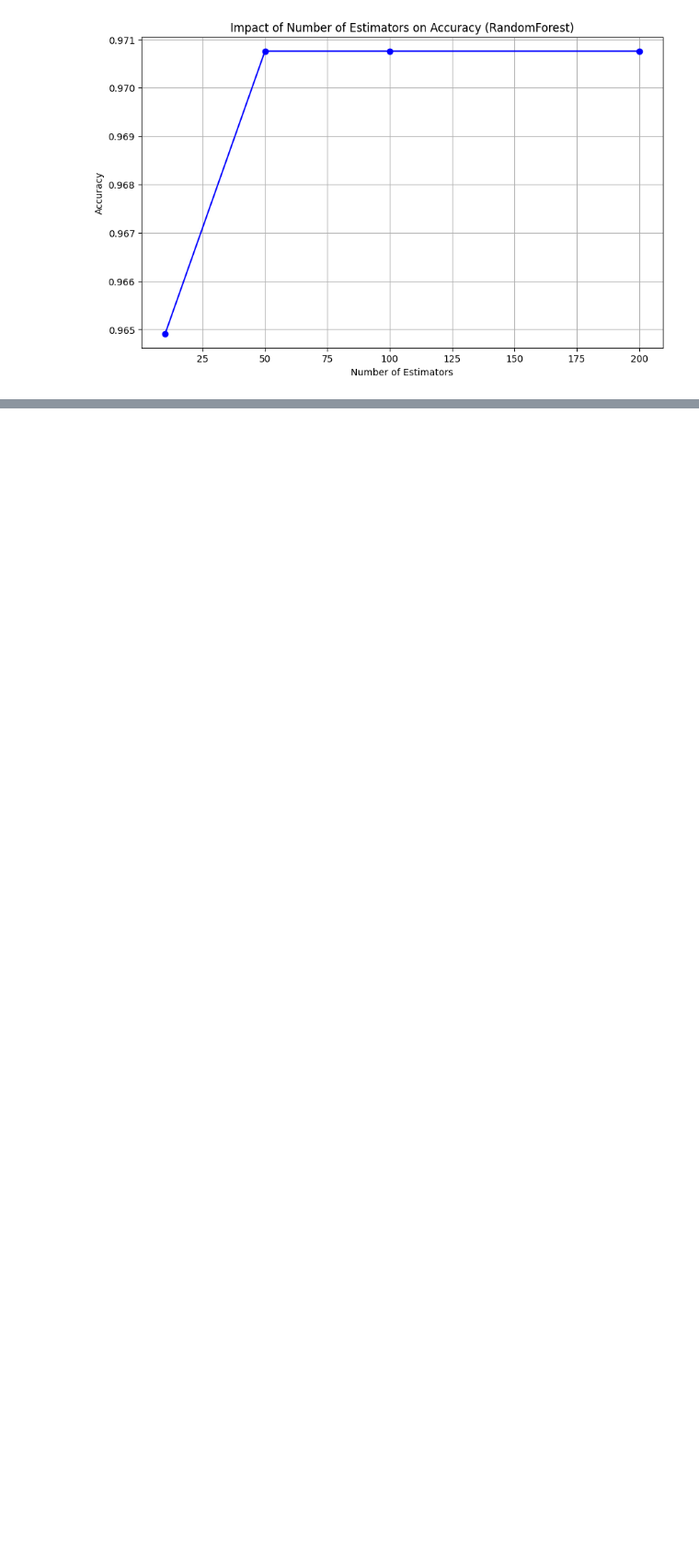
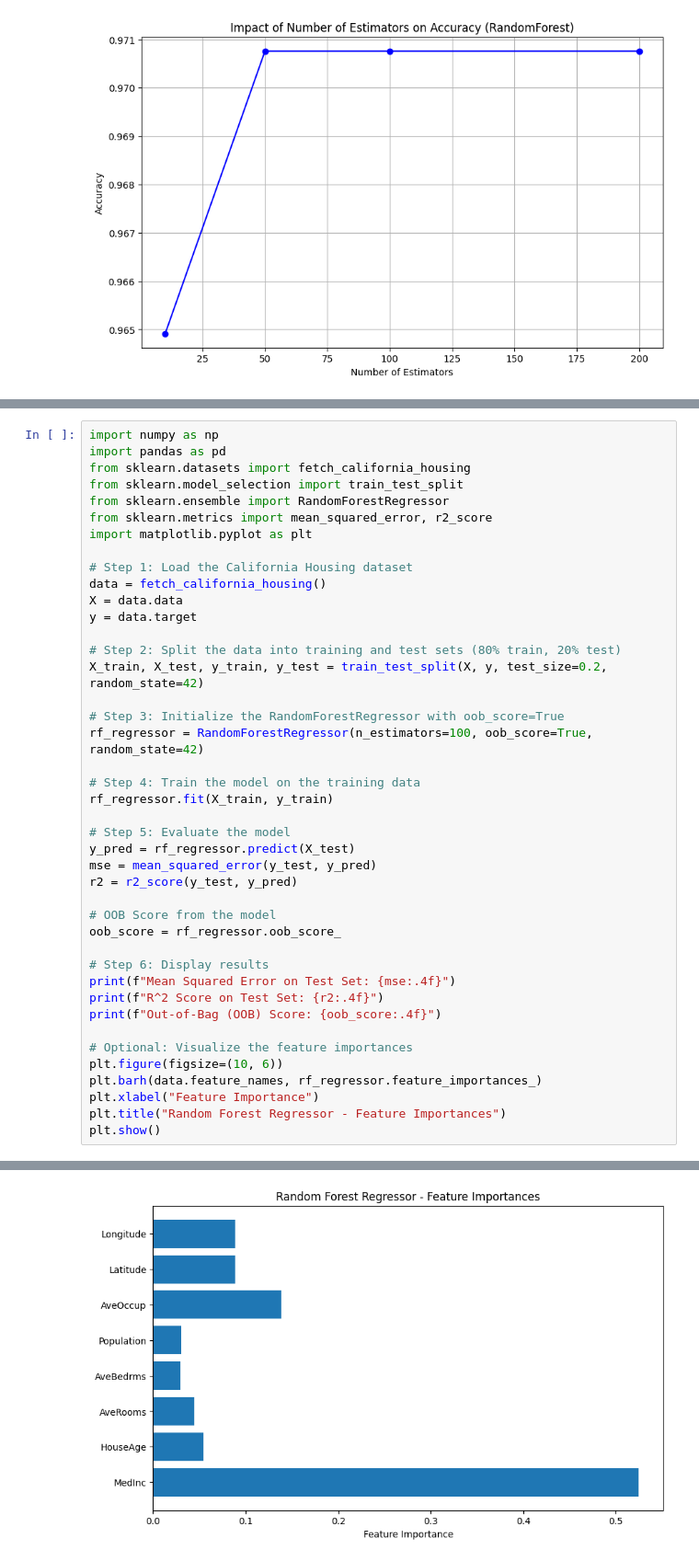
Before and after one commit to MohitNaren/ML, a Jupyter notebook: ml8.ipynb, the cells around one changed output, grey strips where cells are left out. Shown: that part at 92% size. Drawn from its saved outputs; the diff is of its cells as text; blank space fills up the shorter version.

```diff
--- a/ml8.ipynb
+++ b/ml8.ipynb
@@ -334,0 +342,43 @@ weighted avg       0.97      0.97      0.97       171
+# %%
+import numpy as np
+import pandas as pd
+from sklearn.datasets import fetch_california_housing
+from sklearn.model_selection import train_test_split
+from sklearn.ensemble import RandomForestRegressor
+from sklearn.metrics import mean_squared_error, r2_score
+import matplotlib.pyplot as plt
+
+# Step 1: Load the California Housing dataset
+data = fetch_california_housing()
+X = data.data
+y = data.target
+
+# Step 2: Split the data into training and test sets (80% train, 20% test)
+X_train, X_test, y_train, y_test = train_test_split(X, y, test_size=0.2, random_state=42)
+
+# Step 3: Initialize the RandomForestRegressor with oob_score=True
+rf_regressor = RandomForestRegressor(n_estimators=100, oob_score=True, random_state=42)
+
+# Step 4: Train the model on the training data
+rf_regressor.fit(X_train, y_train)
+
+# Step 5: Evaluate the model
+y_pred = rf_regressor.predict(X_test)
+mse = mean_squared_error(y_test, y_pred)
+r2 = r2_score(y_test, y_pred)
+
+# OOB Score from the model
+oob_score = rf_regressor.oob_score_
+
+# Step 6: Display results
+print(f"Mean Squared Error on Test Set: {mse:.4f}")
+print(f"R^2 Score on Test Set: {r2:.4f}")
+print(f"Out-of-Bag (OOB) Score: {oob_score:.4f}")
+
+# Optional: Visualize the feature importances
+plt.figure(figsize=(10, 6))
+plt.barh(data.feature_names, rf_regressor.feature_importances_)
+plt.xlabel("Feature Importance")
+plt.title("Random Forest Regressor - Feature Importances")
+plt.show()
+# %% [output]
@@ -334,0 +388 @@ weighted avg       0.97      0.97      0.97       171
+[figure, added]
```
Also changed, not shown: parts of 2 cells of this notebook.
